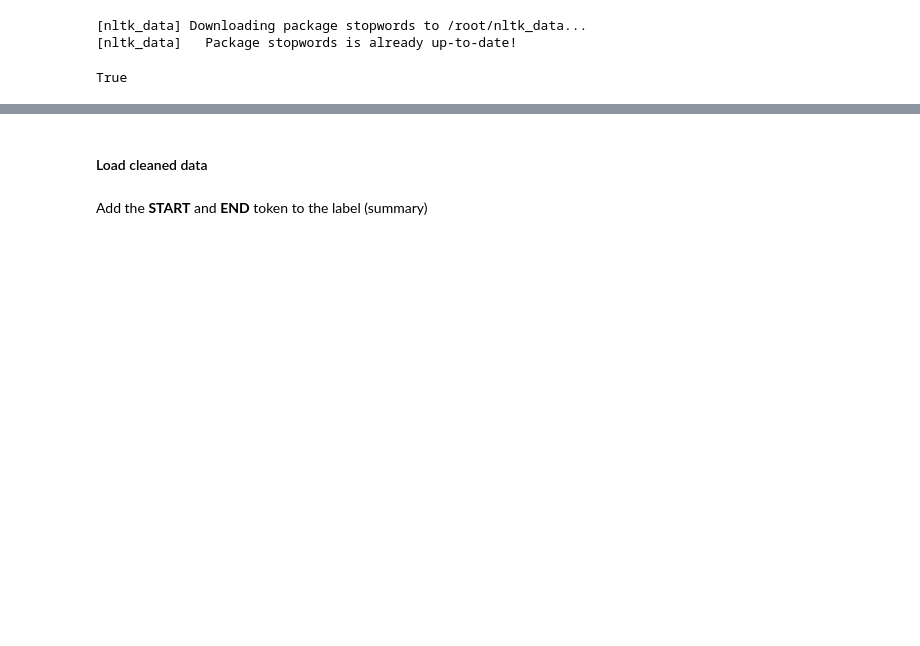
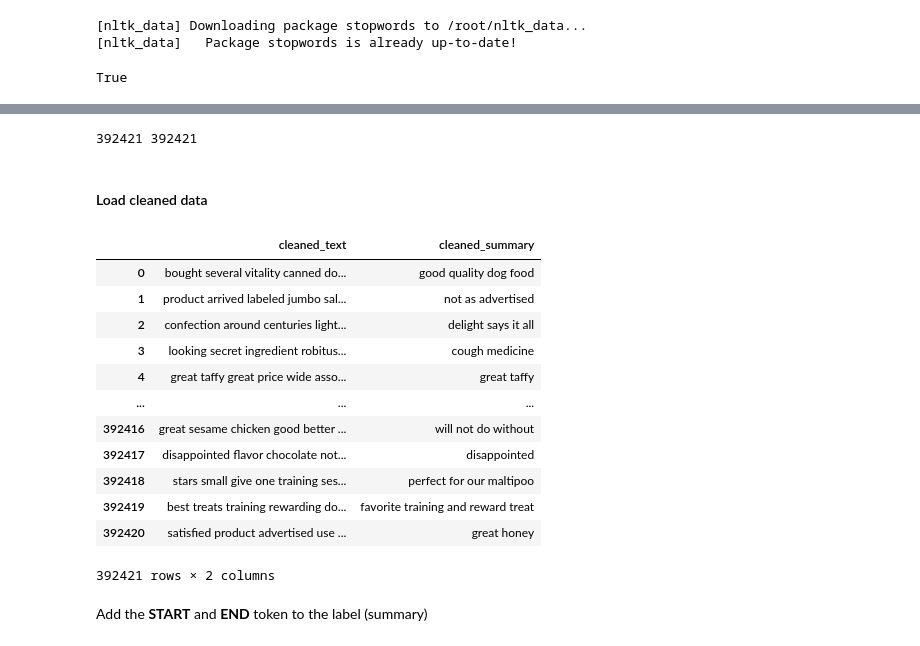
Before and after one commit to vantuan5644/LungCancerTreatment, a Jupyter notebook: src/text_summarization/extractive_textrank.ipynb, the cells around one changed output, grey strips where cells are left out. Cells and saved outputs as stored; diff of their text form; code cells hidden in the pictures; blank space fills up the shorter version.

```diff
--- a/src/text_summarization/extractive_textrank.ipynb
+++ b/src/text_summarization/extractive_textrank.ipynb
@@ -373 +396,5 @@ for t in data['Summary']:
+# %%
+print(len(cleaned_text), len(cleaned_summary))
+# %% [output]
+392421 392421
 # %%
@@ -382,5 +410,20 @@ data.dropna(axis=0,inplace=True)
 # %%
-data = pd.DataFrame('amazon_fine_food_review_cleaned')
+data = pd.read_csv('amazon_fine_food_review_cleaned.csv')
+data
+# %% [output]
+|  | cleaned_text | cleaned_summary |
+| 0 | bought several vitality canned do... | good quality dog food |
+| 1 | product arrived labeled jumbo sal... | not as advertised |
+| 2 | confection around centuries light... | delight says it all |
+| 3 | looking secret ingredient robitus... | cough medicine |
+| 4 | great taffy great price wide asso... | great taffy |
+| ... | ... | ... |
+| 392416 | great sesame chicken good better ... | will not do without |
+| 392417 | disappointed flavor chocolate not... | disappointed |
+| 392418 | stars small give one training ses... | perfect for our maltipoo |
+| 392419 | best treats training rewarding do... | favorite training and reward treat |
+| 392420 | satisfied product advertised use ... | great honey |
+392421 rows × 2 columns
 # %% [markdown]
 Add the **START** and **END** token to the label (summary)
 # %%
```
Also changed, not shown: parts of 54 cells of this notebook.
